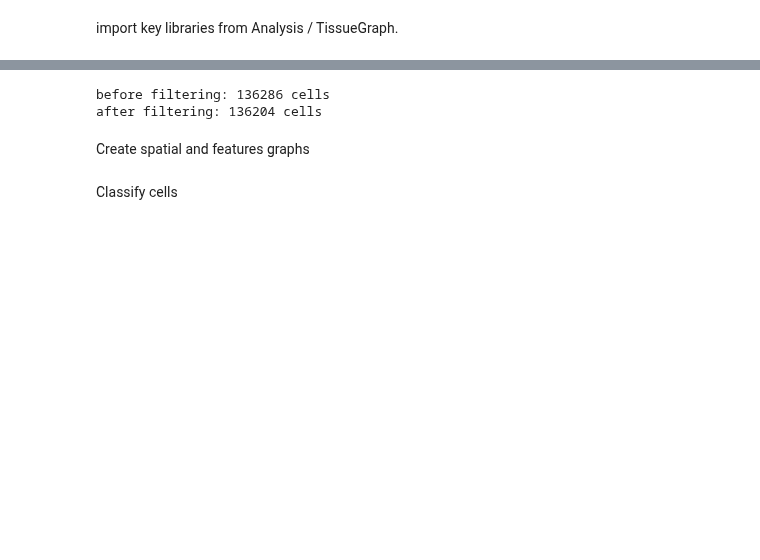
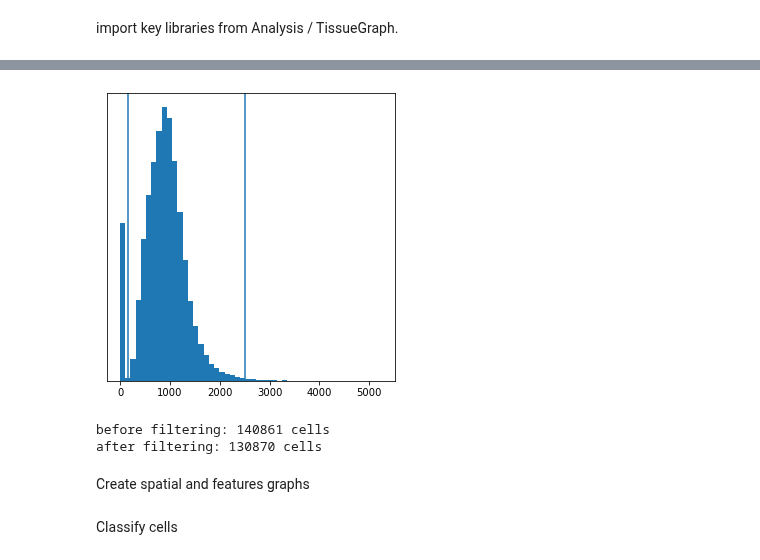
Before and after one commit to wollmanlab/dredFISH, a Jupyter notebook: dredFISH/TutorialNotebooks/Cell_Filtering_And_Analysis.ipynb, the cells around one changed output, grey strips where cells are left out. Cells and saved outputs as stored; diff of their text form; code cells hidden in the pictures; blank space fills up the shorter version.

```diff
--- a/dredFISH/TutorialNotebooks/Cell_Filtering_And_Analysis.ipynb
+++ b/dredFISH/TutorialNotebooks/Cell_Filtering_And_Analysis.ipynb
@@ -31,14 +30,16 @@ after filtering: 136286 cells
 # %%
-DapiValueDistributions(TMG,min_dapi_line = 20,max_dapi_line=2500,figsize = (4,4)).show()
+DapiValueDistributions(TMG,min_dapi_line = 150,max_dapi_line=2500,figsize = (4,4)).show()
+# %% [output]
+[figure, added]
 # %%
-to_keep = np.logical_and(TMG.Layers[0].adata.obs['dapi']>20,
+to_keep = np.logical_and(TMG.Layers[0].adata.obs['dapi']>150,
                          TMG.Layers[0].adata.obs['dapi']<2500)
 print(f"before filtering: {TMG.N[0]} cells")
 TMG.Layers[0].filter(to_keep)
 print(f"after filtering: {TMG.N[0]} cells")
 # %% [output]
-before filtering: 136286 cells
-after filtering: 136204 cells
+before filtering: 140861 cells
+after filtering: 130870 cells
 # %%
 TMG.Layers[0].build_spatial_graph()
 # %% [markdown]
```
Also changed, not shown: parts of 9 cells of this notebook, 5 other files.
